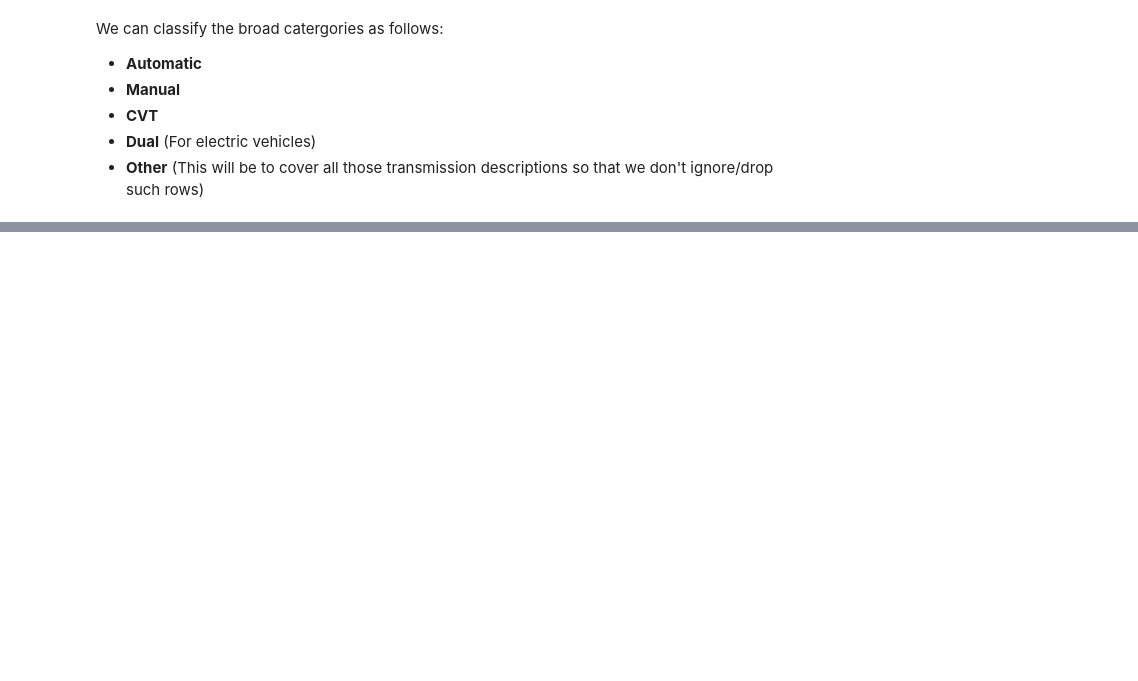
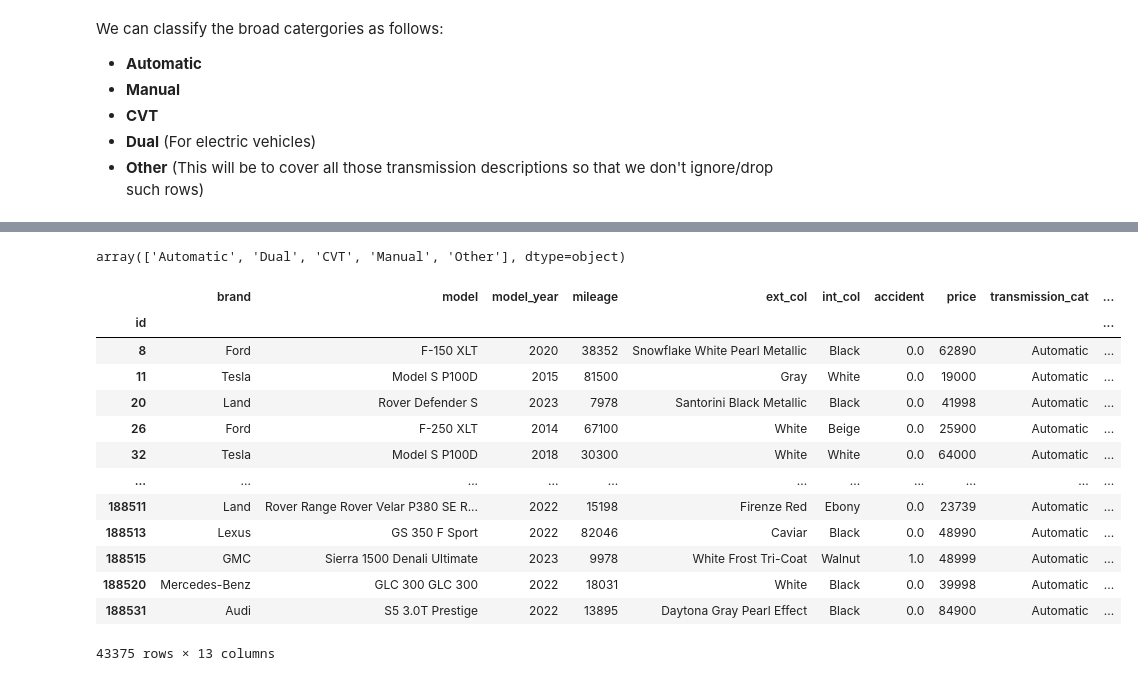
Before and after one commit to aneesakram/regression-of-used-car-prices, a Jupyter notebook: carPriceReg.ipynb, the cells around one changed output, grey strips where cells are left out. Cells and saved outputs as stored; diff of their text form; code cells hidden in the pictures; blank space fills up the shorter version.

```diff
--- a/carPriceReg.ipynb
+++ b/carPriceReg.ipynb
@@ -185,0 +211,4 @@ def age(model_year):
+# %%
+train_df['clean_title'].fillna('No', inplace=True)
+
+train_df['title_mapped'] = train_df['clean_title'].map({'Yes': 1, 'No': 0})
@@ -186,4 +231,4 @@ def age(model_year):
 # %%
-train_df['age'] = train_df['model_year'].apply(age)
-train_df.head()
+train_df = train_df.drop(columns='clean_title')
+train_df.head(5)
 # %% [output]
@@ -191,4 +241,0 @@ TypeError: age() missing 1 required positional argument: 'mileage'
-# %%
-train_df['annual_avg_mileage'] = round(train_df['mileage'] / train_df['age'])
-train_df = train_df.drop(columns='age')
-train_df.head(3)
@@ -227,0 +244,3 @@ ValueError: The truth value of a Series is ambiguous. Use a.empty, a.bool(), a.i
+# %%
+train_df['accident'] = train_df['accident'].map({'At least 1 accident or damage reported': 1,'None reported': 0})
+train_df.head(5)
@@ -227,0 +255,21 @@ ValueError: The truth value of a Series is ambiguous. Use a.empty, a.bool(), a.i
+# %%
+train_df['transmission_cat'].unique()
+# %% [output]
+array(['Automatic', 'Dual', 'CVT', 'Manual', 'Other'], dtype=object)
+# %%
+train_df[train_df.isna().any(axis=1)]
+# %% [output]
+|  | brand | model | model_year | mileage | ext_col | int_col | accident | price | transmission_cat | ... |
+| id |  |  |  |  |  |  |  |  |  | ... |
+| 8 | Ford | F-150 XLT | 2020 | 38352 | Snowflake White Pearl Metallic | Black | 0.0 | 62890 | Automatic | ... |
+| 11 | Tesla | Model S P100D | 2015 | 81500 | Gray | White | 0.0 | 19000 | Automatic | ... |
+| 20 | Land | Rover Defender S | 2023 | 7978 | Santorini Black Metallic | Black | 0.0 | 41998 | Automatic | ... |
+| 26 | Ford | F-250 XLT | 2014 | 67100 | White | Beige | 0.0 | 25900 | Automatic | ... |
+| 32 | Tesla | Model S P100D | 2018 | 30300 | White | White | 0.0 | 64000 | Automatic | ... |
+| ... | ... | ... | ... | ... | ... | ... | ... | ... | ... | ... |
+| 188511 | Land | Rover Range Rover Velar P380 SE R... | 2022 | 15198 | Firenze Red | Ebony | 0.0 | 23739 | Automatic | ... |
+| 188513 | Lexus | GS 350 F Sport | 2022 | 82046 | Caviar | Black | 0.0 | 48990 | Automatic | ... |
+| 188515 | GMC | Sierra 1500 Denali Ultimate | 2023 | 9978 | White Frost Tri-Coat | Walnut | 1.0 | 48999 | Automatic | ... |
+| 188520 | Mercedes-Benz | GLC 300 GLC 300 | 2022 | 18031 | White | Black | 0.0 | 39998 | Automatic | ... |
+| 188531 | Audi | S5 3.0T Prestige | 2022 | 13895 | Daytona Gray Pearl Effect | Black | 0.0 | 84900 | Automatic | ... |
+43375 rows × 13 columns
```
Also changed, not shown: parts of 17 cells of this notebook.
